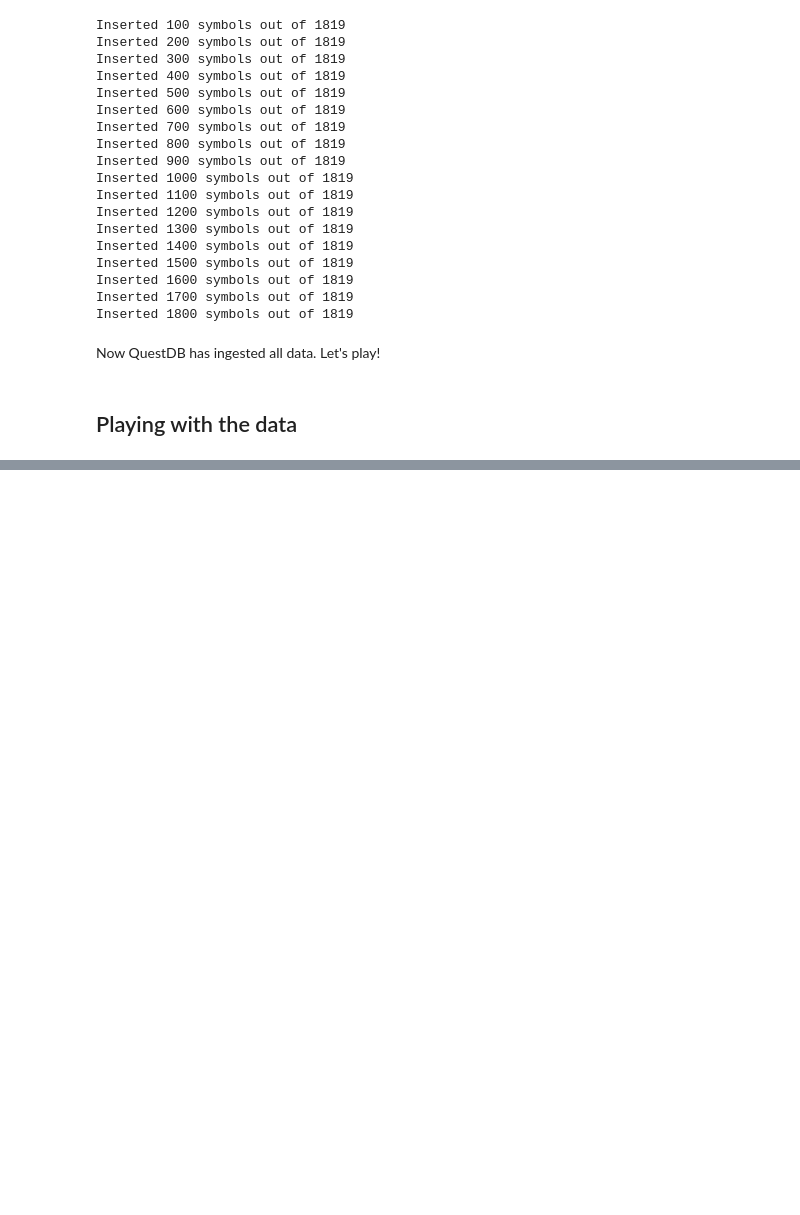
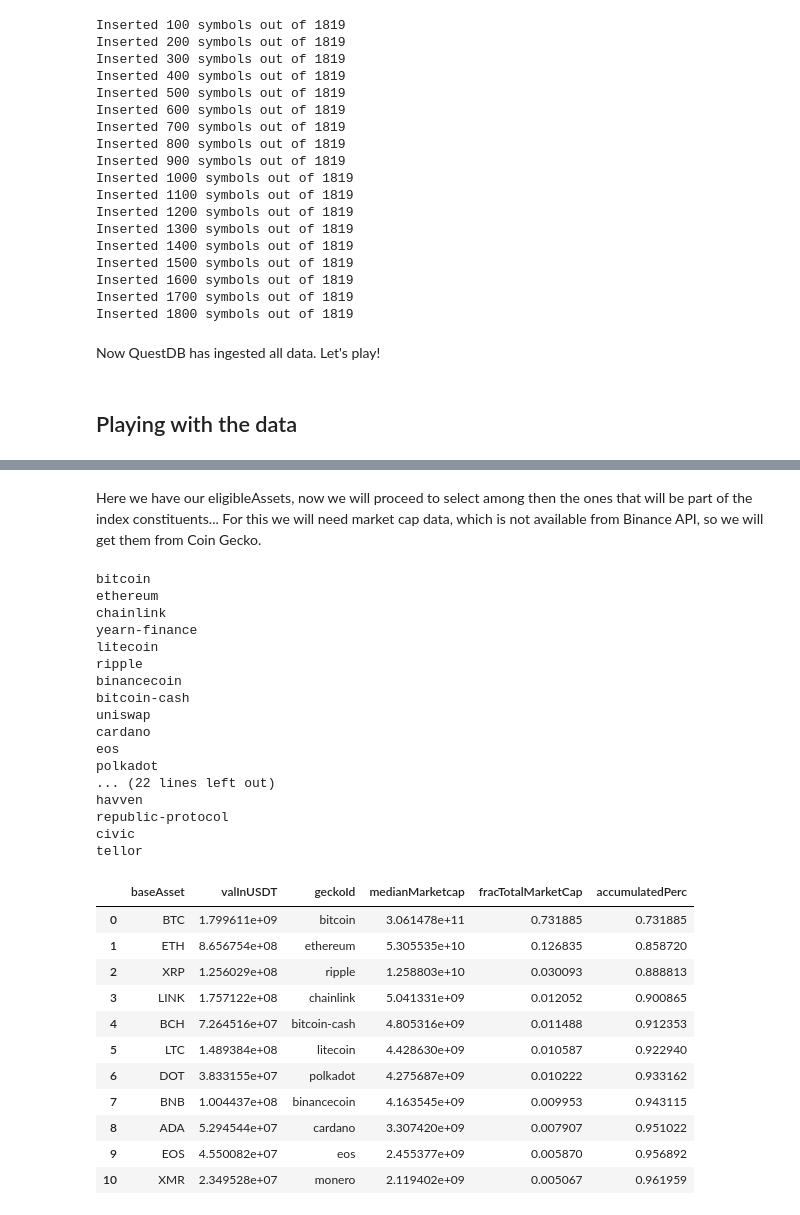
Before and after one commit to srmq/onn-indices, a Jupyter notebook: onn-b/onnBinance.ipynb, the cells around one changed output, grey strips where cells are left out. Cells and saved outputs as stored; diff of their text form; code cells hidden in the pictures; blank space fills up the shorter version.

Commit message:
added computation of index constituents

```diff
--- a/onn-b/onnBinance.ipynb
+++ b/onn-b/onnBinance.ipynb
@@ -431,0 +359,4 @@ df
+# %% [markdown]
+Here we have our eligibleAssets, now we will proceed to select among then the ones that will be part of the index constituents... For this we will need market cap data, which is not available from Binance API, so we will get them from Coin Gecko.
+# %%
+geckoBaseURL = "https://api.coingecko.com:443/api/v3"
@@ -431,0 +388,5 @@ df
+# %%
+def repeatedSymbolCoins(geckoCoins: pd.DataFrame) -> pd.DataFrame:
+    geckoGrouped = geckoCoins.groupby(['symbol']).size().reset_index(name='counts')
+    geckoRepeated = geckoGrouped[geckoGrouped['counts'] > 1]
+    return geckoCoins[geckoCoins['symbol'].isin(geckoRepeated['symbol'])]
@@ -431,0 +412,68 @@ df
+# %%
+import asyncio
+async def selectIndexConstituents(isoInstantFrom: str, isoInstantTo: str, eligibleAssets: pd.DataFrame) -> pd.DataFrame:
+    geckoCoins = await getGeckoCoinsInEligible(eligibleAssets)
+    repeatedSymbols = repeatedSymbolCoins(geckoCoins)
+    if (repeatedSymbols.shape[0] != 0):
+        with pd.option_context('display.max_rows', None):
+            print(repeatedSymbols)
+        raise Exception("Symbols with more than one gecko id were found. You should revise getBlacklistGeckoIds() to add the undesired ones, duplicated symbols were printed above")
+    else:
+        indexConstituents = eligibleAssets.copy()
+        eligibleAssets = None
+        indexConstituents['geckoId'] = indexConstituents.apply(lambda row: geckoCoins[geckoCoins['symbol'] == row['baseAsset'].lower()]['id'].head(1).item(), axis = 1)
+        medians = []
+        for geckoId in indexConstituents['geckoId']:
+            print(geckoId)
+            await asyncio.sleep(4)
+            medians.append(await computeMedianDailyMarketCap(geckoId, isoInstantFrom, isoInstantTo))
+        indexConstituents['medianMarketcap'] = medians
+        del medians
+        totalMarketCap = indexConstituents['medianMarketcap'].sum()
+        indexConstituents.sort_values(['medianMarketcap'], ascending=[False], ignore_index=True, inplace=True)
+        indexConstituents['fracTotalMarketCap'] = indexConstituents.apply(lambda row: row['medianMarketcap']/totalMarketCap, axis = 1)
+        accumulatedPerc = []
+        cumul = 0.0
+        for _, row in indexConstituents.iterrows():
+          cumul += row['fracTotalMarketCap']
+          accumulatedPerc.append(cumul)
+        indexConstituents.insert(indexConstituents.shape[1], 'accumulatedPerc', accumulatedPerc)
+        del accumulatedPerc
+        lastIndex = 0
+        for lastIndex, row in indexConstituents.iterrows():
+            if row['fracTotalMarketCap'] < 0.005 and row['accumulatedPerc'] > 0.75:
+                break
+        indexConstituents = indexConstituents[:lastIndex]
+        return indexConstituents
+# %%
+await selectIndexConstituents('2020-11-01T00:00:00.000000Z', '2020-12-01T00:00:00.000000Z', eligibleAssets)
+# %% [output]
+bitcoin
+ethereum
+chainlink
+yearn-finance
+litecoin
+ripple
+binancecoin
+bitcoin-cash
+uniswap
+cardano
+eos
+polkadot
+... (22 lines left out)
+havven
+republic-protocol
+civic
+tellor
+|  | baseAsset | valInUSDT | geckoId | medianMarketcap | fracTotalMarketCap | accumulatedPerc |
+| 0 | BTC | 1.799611e+09 | bitcoin | 3.061478e+11 | 0.731885 | 0.731885 |
+| 1 | ETH | 8.656754e+08 | ethereum | 5.305535e+10 | 0.126835 | 0.858720 |
+| 2 | XRP | 1.256029e+08 | ripple | 1.258803e+10 | 0.030093 | 0.888813 |
+| 3 | LINK | 1.757122e+08 | chainlink | 5.041331e+09 | 0.012052 | 0.900865 |
+| 4 | BCH | 7.264516e+07 | bitcoin-cash | 4.805316e+09 | 0.011488 | 0.912353 |
+| 5 | LTC | 1.489384e+08 | litecoin | 4.428630e+09 | 0.010587 | 0.922940 |
+| 6 | DOT | 3.833155e+07 | polkadot | 4.275687e+09 | 0.010222 | 0.933162 |
+| 7 | BNB | 1.004437e+08 | binancecoin | 4.163545e+09 | 0.009953 | 0.943115 |
+| 8 | ADA | 5.294544e+07 | cardano | 3.307420e+09 | 0.007907 | 0.951022 |
+| 9 | EOS | 4.550082e+07 | eos | 2.455377e+09 | 0.005870 | 0.956892 |
+| 10 | XMR | 2.349528e+07 | monero | 2.119402e+09 | 0.005067 | 0.961959 |
```
Also changed, not shown: parts of 25 cells of this notebook, 1 other file.
